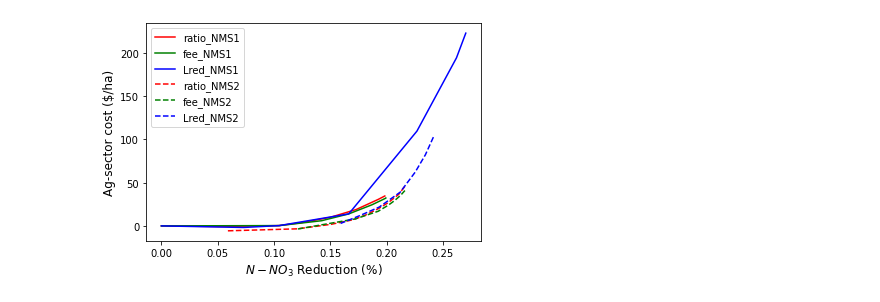
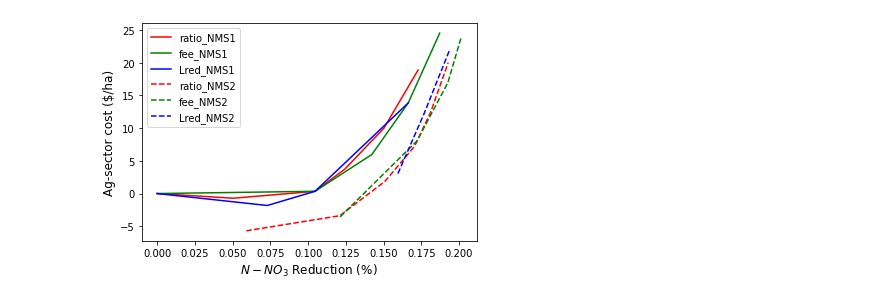
Before and after one commit to germanmandrini/n_policy, a Jupyter notebook: Codes/5e_L_reduction_cost.ipynb, the cells around one changed output. Drawn from its saved outputs; the diff is of its cells as text; code cells hidden in the pictures.

```diff
--- a/Codes/5e_L_reduction_cost.ipynb
+++ b/Codes/5e_L_reduction_cost.ipynb
@@ -5,10 +5,21 @@ import pyreadr
 import scipy
 # %%
 perfomances_dt5 = pyreadr.read_r("/home/germanm2/n_policy_box/Data/files_rds/perfomances_dt5.rds")[None] # also works for RData
+
+# Get base level L and create L_pct reduction (% reduction with baselevel)
 baselevel_n = perfomances_dt5[(perfomances_dt5['NMS'] == '1') & (perfomances_dt5['policy'] == 'fee_0')]['L'].to_numpy()[0]
-perfomances_dt5['L_pct'] = 1-(perfomances_dt5['L']/baselevel_n)
+perfomances_dt5['L_pct_red'] = 1-(perfomances_dt5['L']/baselevel_n)
+# Get base level P and create P_dlt (change in P with baselevel)
 baselevel_p = perfomances_dt5[(perfomances_dt5['NMS'] == '1') & (perfomances_dt5['policy'] == 'fee_0')]['P'].to_numpy()[0]
 perfomances_dt5['P_dlt'] = perfomances_dt5['P']-baselevel_p
+# CalcGetulate base level Y_corn and create Y_corn_pct (% change with baselevel)
+baselevel_y = perfomances_dt5[(perfomances_dt5['NMS'] == '1') & (perfomances_dt5['policy'] == 'fee_0')]['Y_corn'].to_numpy()[0]
+perfomances_dt5['Y_corn_pct'] = perfomances_dt5['Y_corn']/baselevel_y
+
+#Keep change in Y >= 95%
+perfomances_dt5 = perfomances_dt5[perfomances_dt5['Y_corn_pct'] >= 0.95]
+
+#Calculate ag-sector cost
 perfomances_dt5['C'] = - perfomances_dt5['P_dlt'] - perfomances_dt5['G']
 perfomances_dt5
 # %% [output]
@@ -32,5 +43,5 @@ perfomances_dt5
 # %%
-perfomances_dt5 = perfomances_dt5[perfomances_dt5['L_pct'] >= 0]
+perfomances_dt5 = perfomances_dt5[perfomances_dt5['L_pct_red'] >= 0]
 perfomances_dt5 = perfomances_dt5.sort_values(by=['policy_val'])
 ratio_1_dt = perfomances_dt5[(perfomances_dt5['policy_name'] == 'ratio') & (perfomances_dt5['NMS'] == '1')]
 fee_1_dt = perfomances_dt5[(perfomances_dt5['policy_name'] == 'fee') & (perfomances_dt5['NMS'] == '1')]
@@ -41,22 +52,22 @@ nred_2_dt = perfomances_dt5[(perfomances_dt5['policy_name'] == 'nred') & (perfom
 # %%
 # libraries
 import matplotlib.pyplot as plt
 import numpy as np
 import pandas as pd
 
 fig, ax = plt.subplots()
-ax.plot(ratio_1_dt['L_pct'], ratio_1_dt['C'], color = 'r', label = 'ratio_NMS1')
-ax.plot(fee_1_dt['L_pct'], fee_1_dt['C'], color = 'g', label = 'fee_NMS1')
-ax.plot(nred_1_dt['L_pct'], nred_1_dt['C'], color = 'b', label = 'Lred_NMS1')
-ax.plot(ratio_2_dt['L_pct'], ratio_2_dt['C'], linestyle='dashed', color = 'r',  label = 'ratio_NMS2')
-ax.plot(fee_2_dt['L_pct'], fee_2_dt['C'], linestyle='dashed', color = 'g', label = 'fee_NMS2')
-ax.plot(nred_2_dt['L_pct'], nred_2_dt['C'], linestyle='dashed', color = 'b', label = 'Lred_NMS2')
+ax.plot(ratio_1_dt['L_pct_red'], ratio_1_dt['C'], color = 'r', label = 'ratio_NMS1')
+ax.plot(fee_1_dt['L_pct_red'], fee_1_dt['C'], color = 'g', label = 'fee_NMS1')
+ax.plot(nred_1_dt['L_pct_red'], nred_1_dt['C'], color = 'b', label = 'Lred_NMS1')
+ax.plot(ratio_2_dt['L_pct_red'], ratio_2_dt['C'], linestyle='dashed', color = 'r',  label = 'ratio_NMS2')
+ax.plot(fee_2_dt['L_pct_red'], fee_2_dt['C'], linestyle='dashed', color = 'g', label = 'fee_NMS2')
+ax.plot(nred_2_dt['L_pct_red'], nred_2_dt['C'], linestyle='dashed', color = 'b', label = 'Lred_NMS2')
 
 plt.legend()
 plt.xlabel("$N-NO_3$ Reduction (%)", size = 12)
 plt.ylabel("Ag-sector cost ($/ha)", size = 12)
 
 plot_file_name = "/home/germanm2/n_policy_box/Data/figures/relative_efficiency.png"
 plt.savefig(plot_file_name, dpi=300)
 # %% [output]
-[figure, old version]
+[figure, new version]
```
Also changed, not shown: parts of 1 cell of this notebook.
